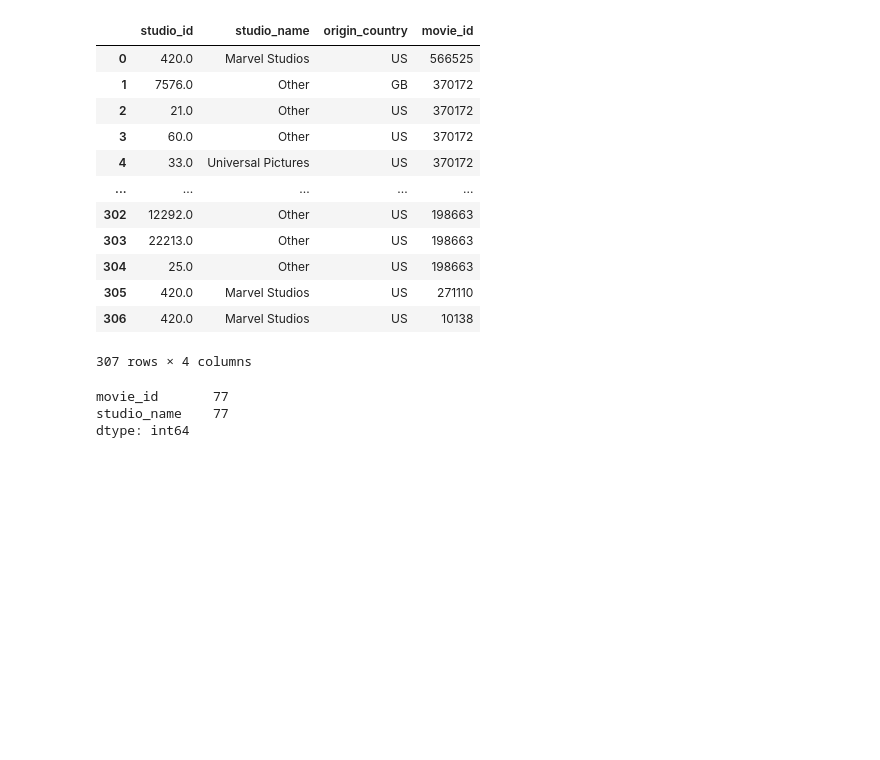
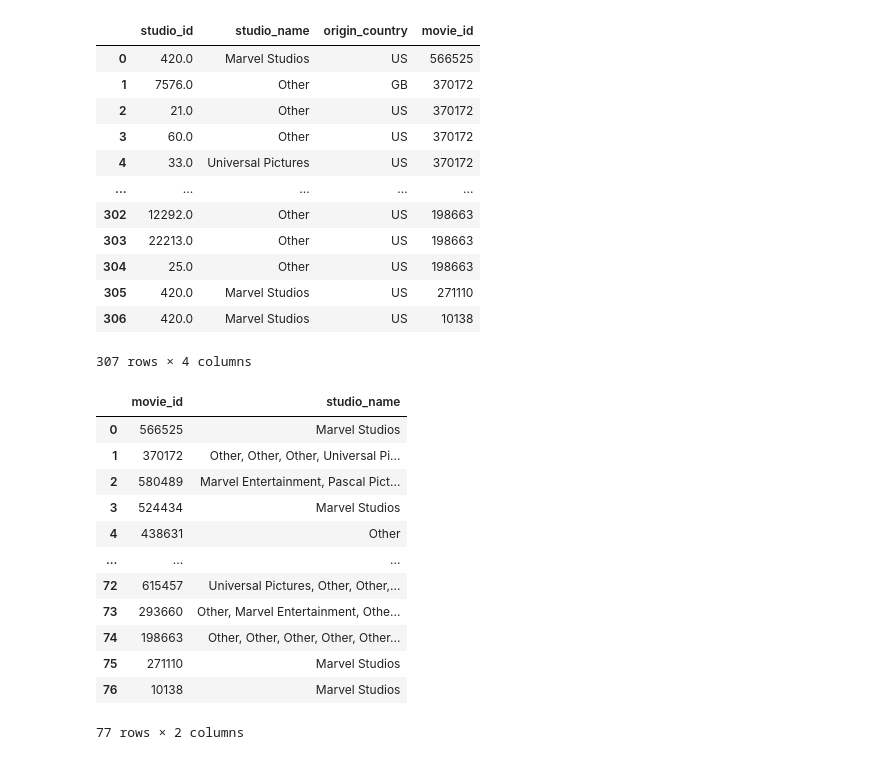
Before and after one commit to a-lau-gonza/The-Final-Project_F-PALS, a Jupyter notebook: Notebooks/test.ipynb, the cells around one changed output. Cells and saved outputs as stored; diff of their text form; code cells hidden in the pictures; blank space fills up the shorter version.

```diff
--- a/Notebooks/test.ipynb
+++ b/Notebooks/test.ipynb
@@ -94,9 +95,19 @@ studios
 # %%
 grouped_df = studios.groupby('movie_id',sort = False)
 grouped_lists = grouped_df['studio_name'].agg(lambda column: ", ".join(column))
 grouped_lists = grouped_lists.reset_index(name='studio_name')
-grouped_lists.count()
+grouped_lists
 # %% [output]
+|  | movie_id | studio_name |
+| 0 | 566525 | Marvel Studios |
+| 1 | 370172 | Other, Other, Other, Universal Pi... |
+| 2 | 580489 | Marvel Entertainment, Pascal Pict... |
+| 3 | 524434 | Marvel Studios |
+| 4 | 438631 | Other |
+| ... | ... | ... |
+| 72 | 615457 | Universal Pictures, Other, Other,... |
+| 73 | 293660 | Other, Marvel Entertainment, Othe... |
+| 74 | 198663 | Other, Other, Other, Other, Other... |
+| 75 | 271110 | Marvel Studios |
+| 76 | 10138 | Marvel Studios |
-movie_id       77
-studio_name    77
-dtype: int64
+77 rows × 2 columns
```
Also changed, not shown: parts of 15 cells of this notebook, 1 other file.
